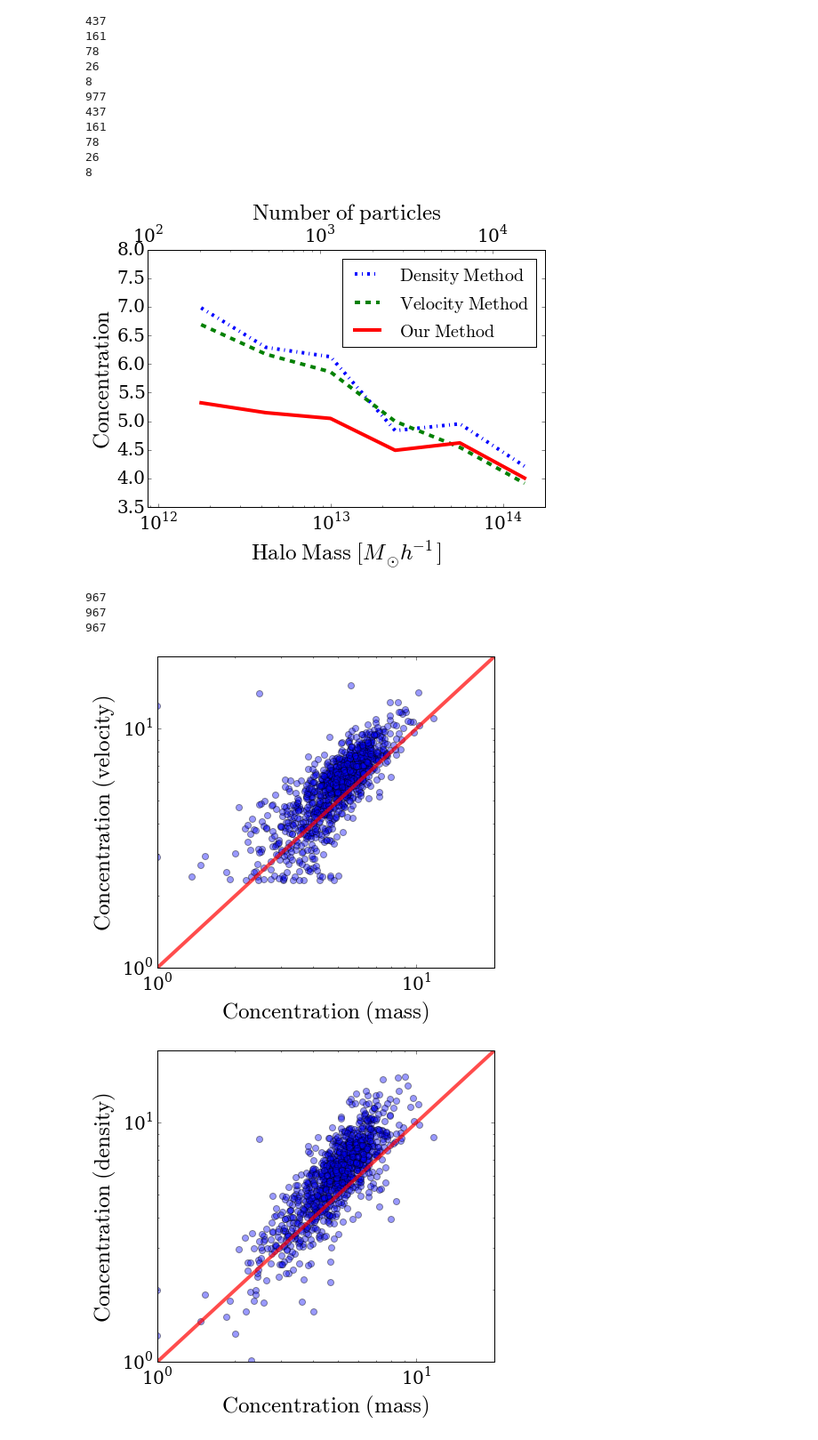
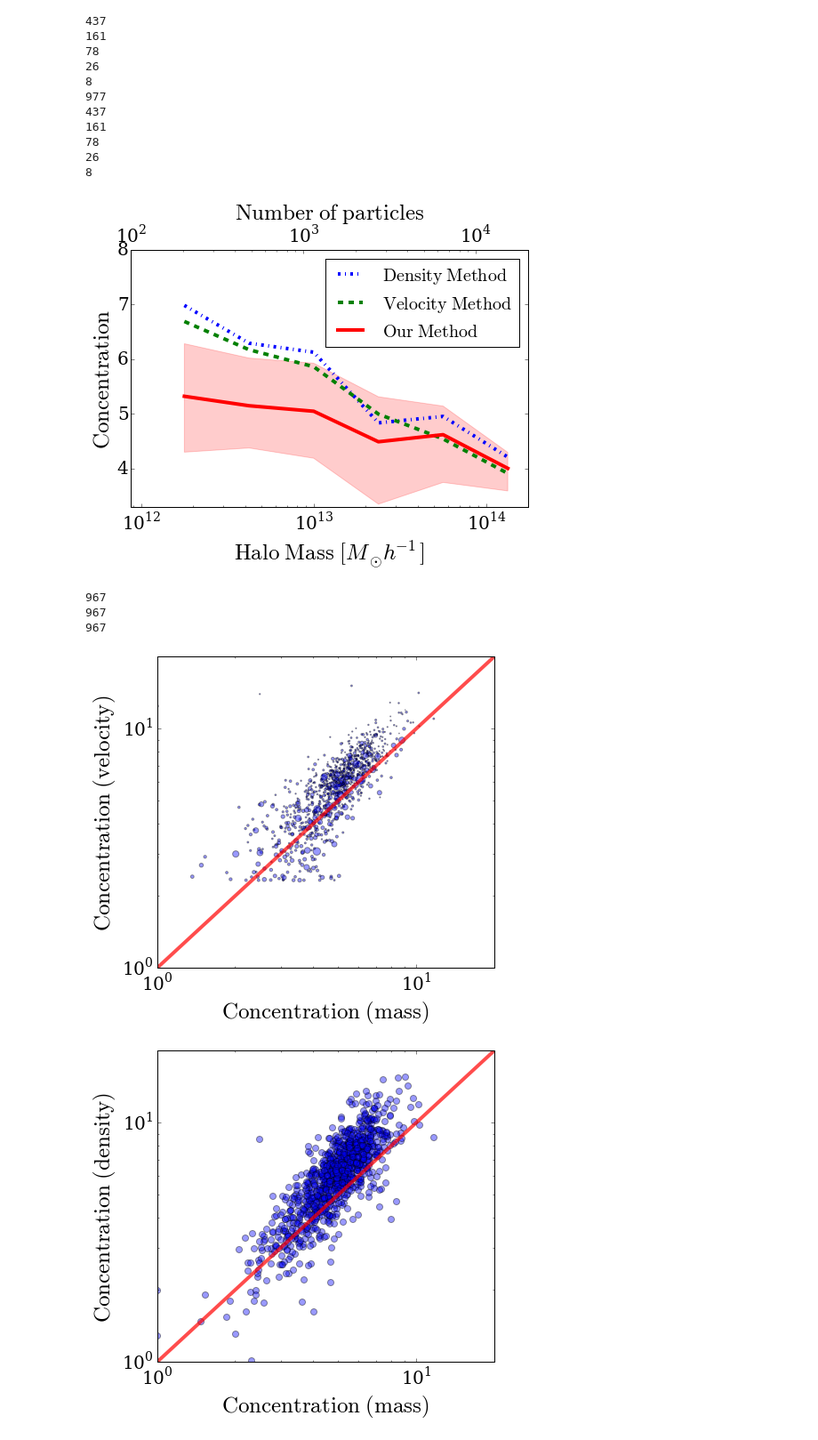
Before and after one commit to astroandes/MACH, a Jupyter notebook: plots/ComparisonPlots.ipynb, the cells around one changed output. Shown at 89% size. Cells and saved outputs as stored; diff of their text form; code cells hidden in the pictures.

Commit message:
updated comparison plots

```diff
--- a/plots/ComparisonPlots.ipynb
+++ b/plots/ComparisonPlots.ipynb
@@ -93,33 +105,37 @@ conc_median[:,2], conc_down[:,2], conc_up[:,2] = get_stats(log_mass_mass,conc_ma
 # %%
 fig = plt.figure(figsize=(8.0,6.0))
 ax = plt.axes()
 
 enlarge_labels(ax,20)
 
 estilos = ['-.', '--', '-']
 colores = ['blue', 'green', 'red']
 origen = ['$\mathrm{Density\ Method}$','$\mathrm{Velocity\ Method}$','$\mathrm{Our\ Method}$']
 for i in range(3):
     ax.plot(10**mid_log_mass_interval,conc_median[:,i],colores[i],lw=4,linestyle=estilos[i], label=origen[i])
 
+ax.fill_between(10**mid_log_mass_interval,conc_down[:,2], conc_up[:,2], color=colores[2], alpha=0.2)
+
 ax.legend(loc=1, borderaxespad=0.5, prop={'size':20})
 plt.xlim([1E2*particle_mass,2E4*particle_mass])
 plt.ylim([3.5,8])
 #ax.plot(mid_log_mass_interval-np.log10(particle_mass),conc_median[:,0], lw=0)
 
 ax2 = ax.twiny()
 enlarge_labels(ax2,20)
 
 plt.subplots_adjust(bottom=0.18, top=0.85)
 ax2.set_xscale('log')
 ax2.set_xlim([1E2,2E4])
+ax2.set_ylim([3.3,8.0])
+
 ax2.set_xlabel('$\mathrm{Number\ of\ particles}$',fontsize=25)
 ax.set_xscale('log')
 ax.set_xlabel('$\mathrm{Halo\ Mass}\ [M_{\odot} h^{-1}]$',fontsize=25)
 ax.set_ylabel('$\mathrm{Concentration}$',fontsize=25)
 plt.savefig("concentration.pdf")
 # %% [output]
-[figure, old version]
+[figure, new version]
 # %%
 index_greater = np.where(log_mass_density>12.5)
 index_greater = index_greater[0]
@@ -150,7 +168,7 @@ enlarge_labels(ax,20)
 
 x = np.linspace(0.0,100, 100)
 plt.plot(x,x, color='red', linewidth=4, alpha=0.7)
-plt.scatter(conc_mass_sorted, conc_velocity_sorted, s=50, alpha=0.4)
+plt.scatter(conc_mass_sorted, conc_velocity_sorted, s=delta_center_sorted*100, alpha=0.4)
 
 plt.xlim([1,20])
 plt.ylim([1,20])
@@ -162,7 +180,7 @@ ax.set_xlabel('$\mathrm{Concentration\ (mass)}$',fontsize=25)
 ax.set_ylabel('$\mathrm{Concentration\ (velocity)}$',fontsize=25)
 plt.savefig("conc_mass_vel.pdf")
 # %% [output]
-[figure, old version]
+[figure, new version]
 # %%
 fig = plt.figure(figsize=(6.5,6.0))
 ax = plt.axes()
```
Also changed, not shown: parts of 10 cells of this notebook.
